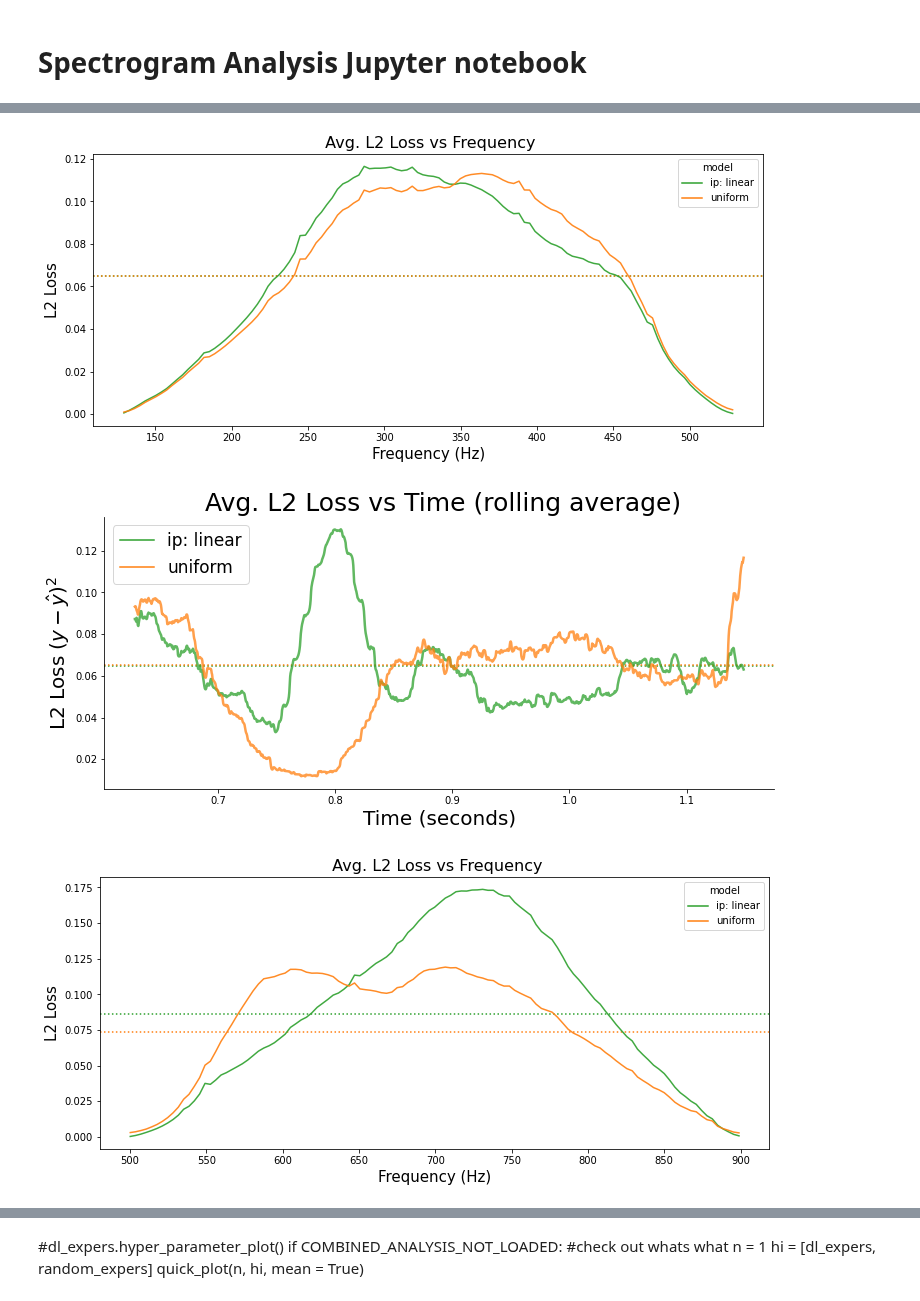
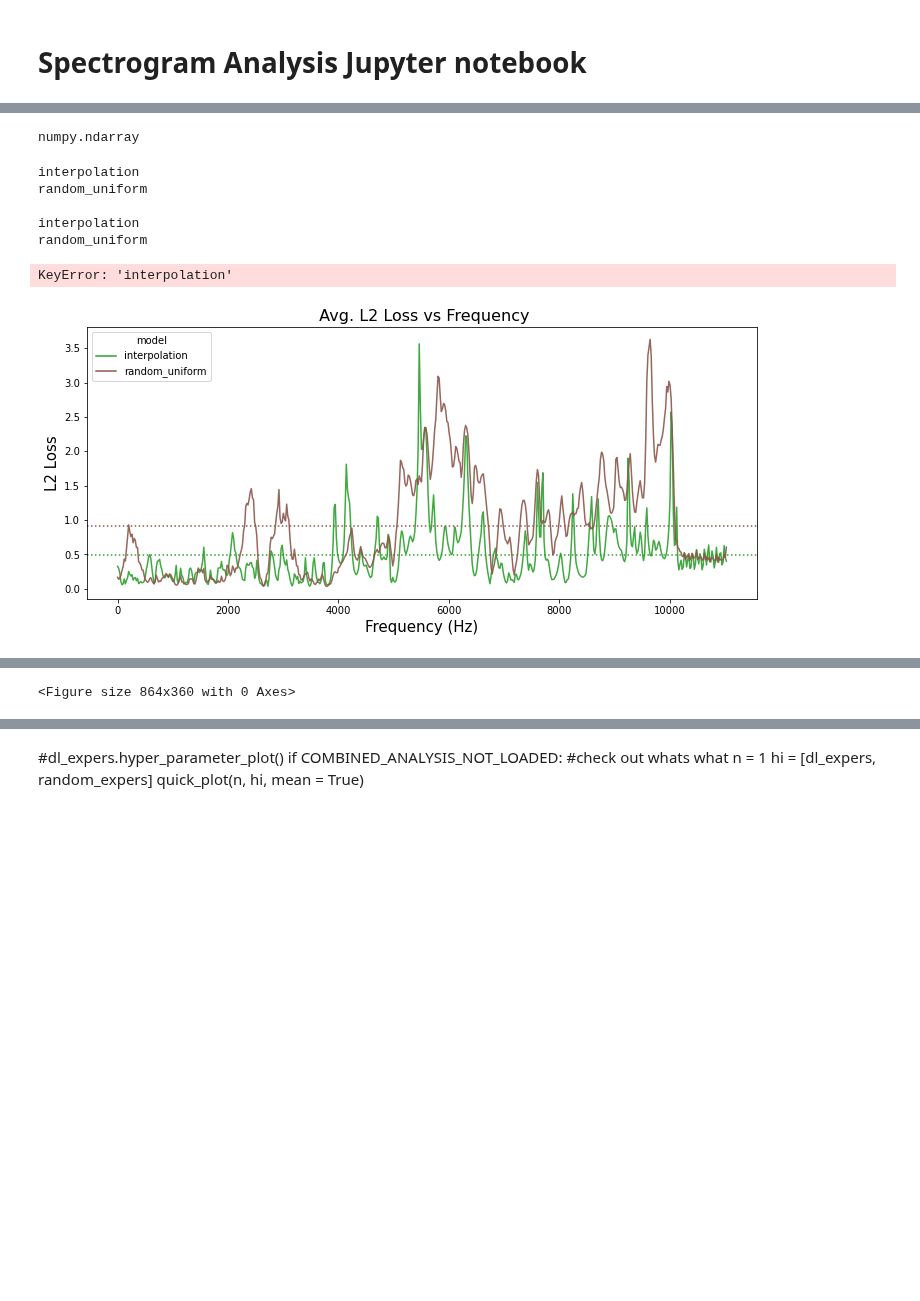
Before and after one commit to blindedjoy/Reservoir, a Jupyter notebook: MARIOS/Analysis.ipynb, the cells around one changed output, grey strips where cells are left out. Drawn from its saved outputs; the diff is of its cells as text; code cells hidden in the pictures; blank space fills up the shorter version.

```diff
--- a/MARIOS/Analysis.ipynb
+++ b/MARIOS/Analysis.ipynb
@@ -289,5 +308,7 @@ def load_analysis(path, model = "uniform", bp = "experiment_results/publish/spli
 # %%
-start = time()
+%%time
+%run -i "PyFiles/experiment.py"
+#rand_path = 'final_results/*random.pickle'
 
 #column_expers = load_analysis(path = "*", bp = "pure_prediction/",
 #                              model = "cyclic", ip_use_obs = False)
@@ -295,8 +316,15 @@ start = time()
 rand_path = 'final_results/*random.pickle'
 random_path_list = glob.glob(rand_path)
 
-random_path_list = ['block_N_Targidx_115N_Obsidx_74.pickle',
-                    'experiment_results/publish/split_0.5/block_N_Targidx_115N_Obsidx_143.pickle']
+fp = "experiment_results/medium/split_0.5/"
+fp += "01.12.2020_13:10:50__column_cyclic_unif_W_N_Targidx_1103N_Obsidx_0.pickle"
+fp = "experiment_results/small/split_0.5/02.12.2020_05:14:33__column_cyclic_unif_W_N_Targidx_552N_Obsidx_0.pickle"
+random_path_list = [ fp]
+    #'block_N_Targidx_115N_Obsidx_74.pickle',
+                    #'experiment_results/publish/split_0.5/block_N_Targidx_115N_Obsidx_143.pickle',
+                    #'experiment_results/medium/split_0.5/column_cyclic_unif_W_N_Targidx_1103N_Obsidx_0.pickle']
+                   #'experiment_results/medium/split_0.5/column_cyclic_unif_W_N_Targidx_1103N_Obsidx_0.pickle']
+
 
 from tqdm.autonotebook import tqdm
 
@@ -306,7 +334,7 @@ if COMBINED_ANALYSIS_NOT_LOADED:
 
     print(random_path_list)
     random_expers = EchoStateAnalysis(random_path_list, model = "uniform",
-                                  ip_use_observers = True, ip_method = "linear",
+                                  ip_use_observers = True, ip_method = "nearest",
                                      force_random_expers = True)
 
     #random_expers = EchoStateAnalysis(random_path_list, model = "uniform",
@@ -321,6 +349,6 @@ if COMBINED_ANALYSIS_NOT_LOADED:
     #dl_expers = EchoStateAnalysis(dl_path_list, model = "cyclic",
     #                              ip_use_observers = True, ip_method = "linear")
 
-end = time()
-end - start
+#end = time()
+#end - start
 # %% [output]
@@ -342,8 +362,17 @@ import seaborn as sns
+# %%
+#time_plot(random_expers, experiment_num = 0,mean = True, rolling = 1)
+type(np.array([1]))
+# %% [output]
+numpy.ndarray
 # %%
-for i in range(len(random_expers.experiment_lst)):
-    quick_plot(i, random_expers, mean = True, rolling = 150)
+for i in range(len(random_expers.experiment_results)):
+    quick_plot(i, random_expers, mean = True, rolling = 3)
     #show_images(column_expers)
 # %% [output]
+interpolation
+random_uniform
+
+interpolation
+random_uniform
+KeyError: 'interpolation'
-[figure, old version]
+[figure, new version]
-[figure, removed]
-[figure, removed]
@@ -351,3 +379,4 @@ for i in range(len(random_expers.experiment_lst)):
+<Figure size 864x360 with 0 Axes>
 # %%
 obs_idx = random_expers.experiment_lst[0]["obs_idx"]
 resp_idx = random_expers.experiment_lst[0]["resp_idx"]
```
Also changed, not shown: parts of 97 cells of this notebook, 16 other files.
